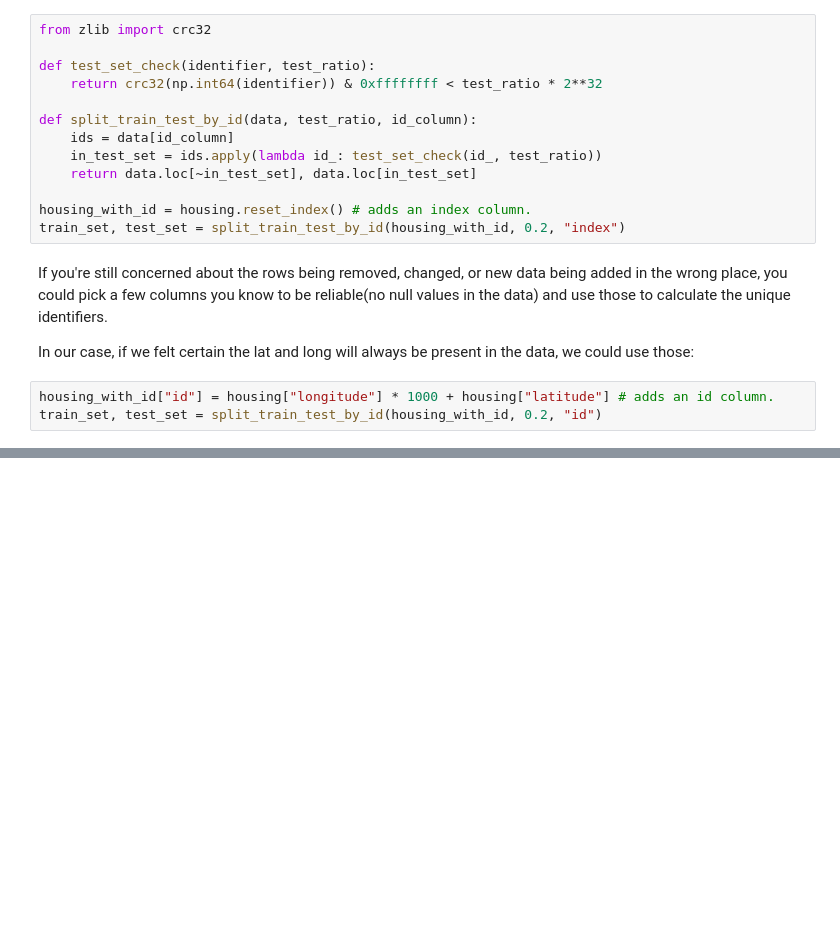
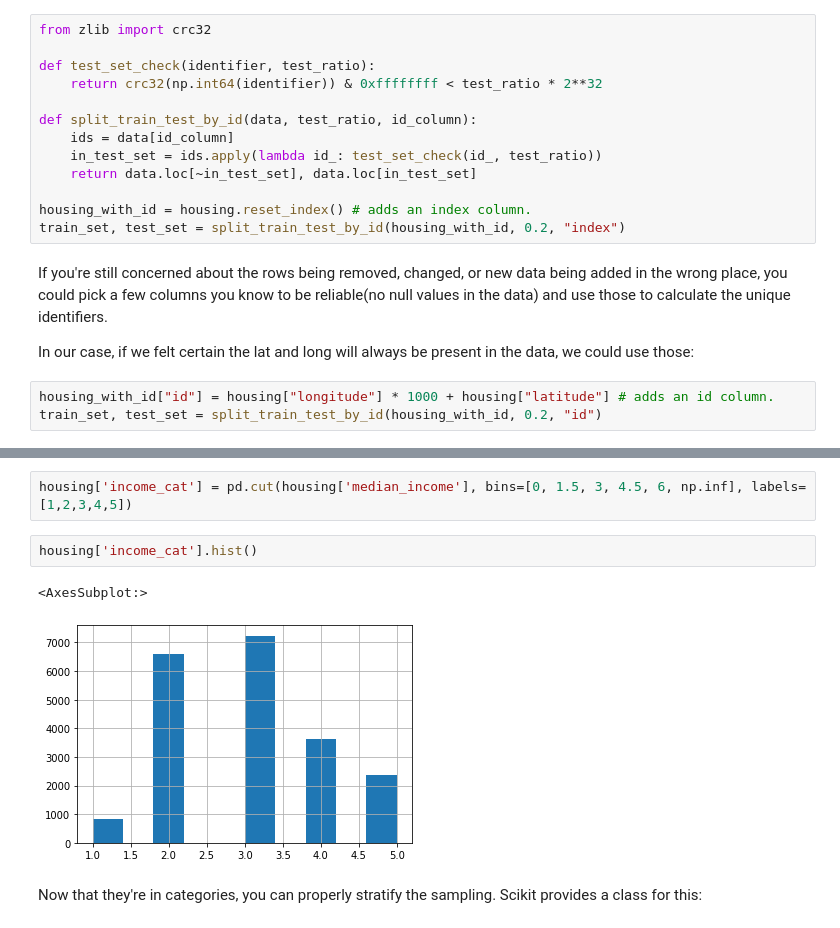
Before and after one commit to Baelx/hands-on-ml, a Jupyter notebook: Housing.ipynb, the cells around one changed output, grey strips where cells are left out. Cells and saved outputs as stored; diff of their text form; blank space fills up the shorter version.

```diff
--- a/Housing.ipynb
+++ b/Housing.ipynb
@@ -128,0 +141,9 @@ train_set, test_set = split_train_test_by_id(housing_with_id, 0.2, "id")
+# %%
+housing['income_cat'] = pd.cut(housing['median_income'], bins=[0, 1.5, 3, 4.5, 6, np.inf], labels=[1,2,3,4,5])
+# %%
+housing['income_cat'].hist()
+# %% [output]
+<AxesSubplot:>
+[figure, added]
+# %% [markdown]
+Now that they're in categories, you can properly stratify the sampling. Scikit provides a class for this:
```
Also changed, not shown: parts of 8 cells of this notebook, 1 other file.
